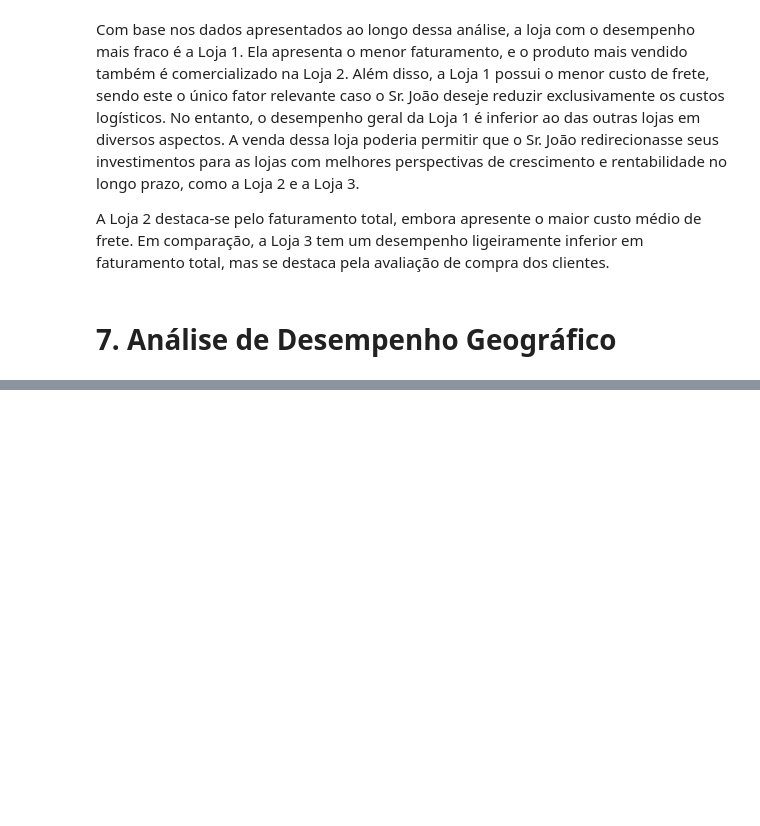
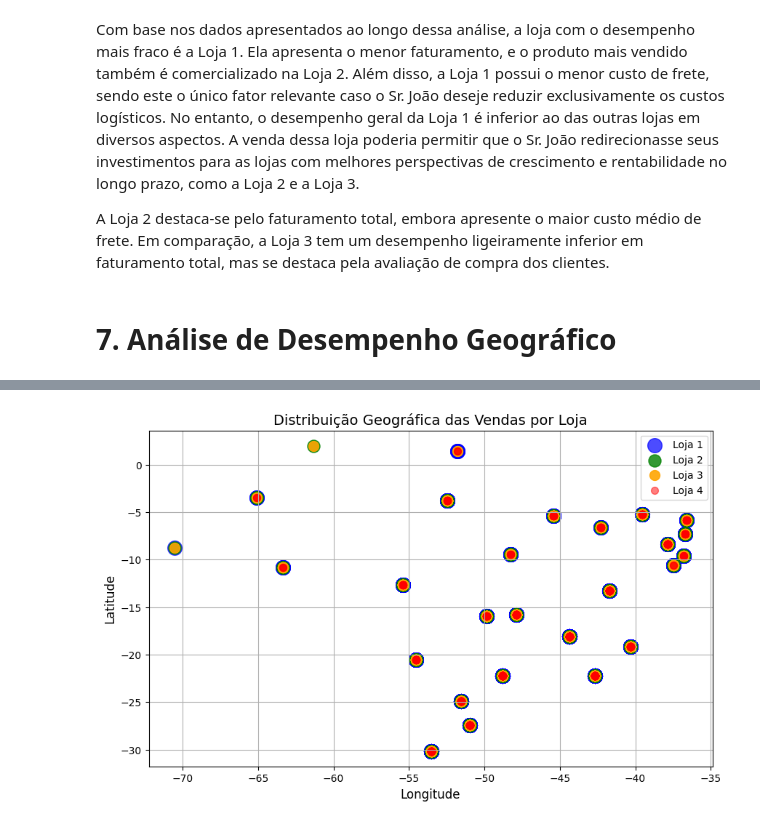
Before and after one commit to Tayara32/AluraStore, a Jupyter notebook: AluraStoreBr_TayaraCruz.ipynb, the cells around one changed output, grey strips where cells are left out. Saved outputs shown, nothing was run; the diff lists cells and outputs as text; code cells hidden in the pictures; blank space fills up the shorter version.

```diff
--- a/AluraStoreBr_TayaraCruz.ipynb
+++ b/AluraStoreBr_TayaraCruz.ipynb
@@ -467,0 +487,16 @@ A Loja 2 destaca-se pelo faturamento total, embora apresente o maior custo médi
+# %%
+plt.figure(figsize=(10, 6))
+
+plt.scatter(loja['lon'], loja['lat'], alpha=0.7, c='blue', s=200, label='Loja 1')
+plt.scatter(loja2['lon'], loja2['lat'], alpha=0.8, c='green', s=150, label='Loja 2')
+plt.scatter(loja3['lon'], loja3['lat'], alpha=0.9, c='orange', s= 100, label='Loja 3')
+plt.scatter(loja4['lon'], loja4['lat'], alpha=0.5, c='red', s= 50, label='Loja 4')
+
+plt.title('Distribuição Geográfica das Vendas por Loja', fontsize=14)
+plt.xlabel('Longitude', fontsize=12)
+plt.ylabel('Latitude', fontsize=12)
+plt.grid(True)
+plt.legend()
+plt.show()
+# %% [output]
+[figure, added]
```
Also changed, not shown: parts of 6 cells of this notebook.
